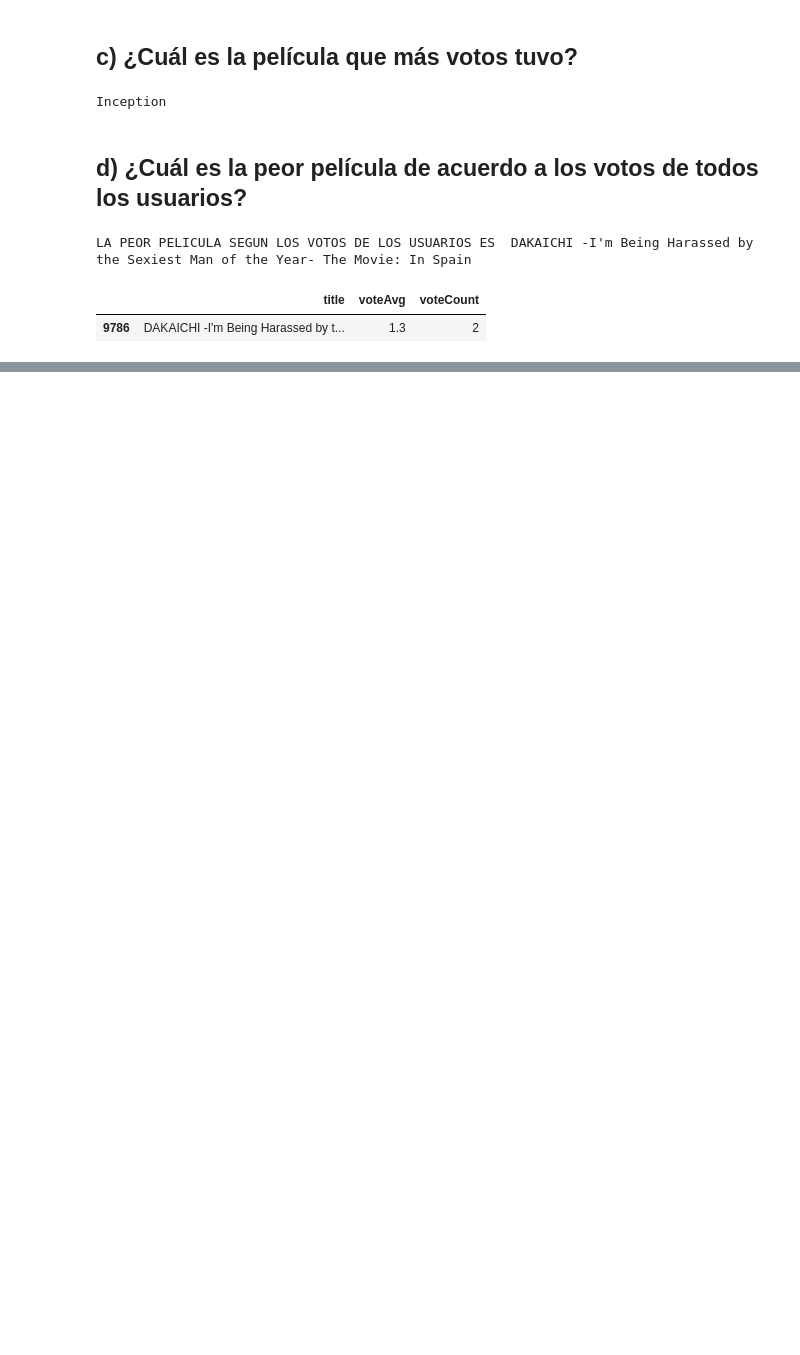
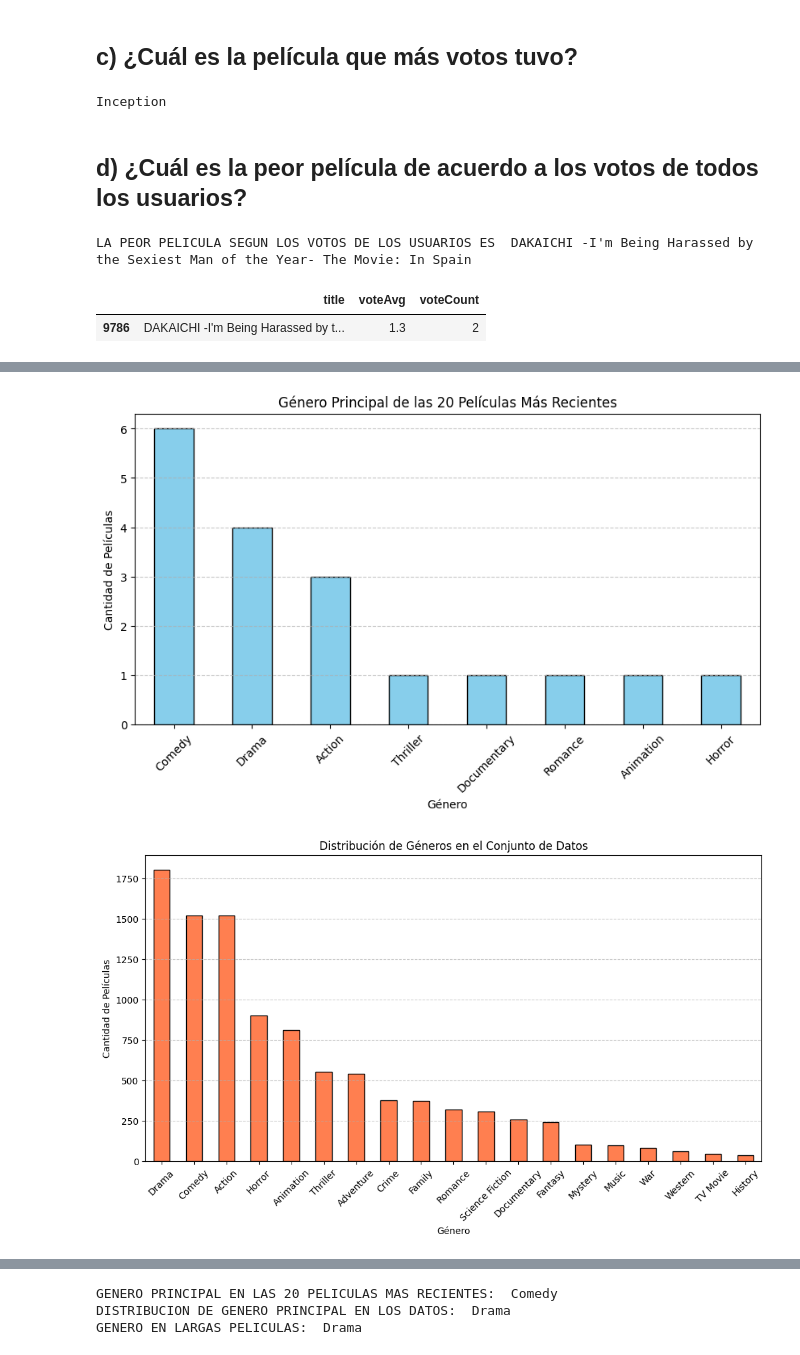
Before and after one commit to josuemj/CineVision-Studios, a Jupyter notebook: analisis_exploratorio.ipynb, the cells around one changed output, grey strips where cells are left out. Saved outputs shown, nothing was run; the diff lists cells and outputs as text; code cells hidden in the pictures; blank space fills up the shorter version.

Commit message:
ej4.f => genero en peliculas

```diff
--- a/analisis_exploratorio.ipynb
+++ b/analisis_exploratorio.ipynb
@@ -237,0 +244,44 @@ LA PEOR PELICULA SEGUN LOS VOTOS DE LOS USUARIOS ES  DAKAICHI -I'm Being Harasse
+# %%
+movies_data['releaseDate'] = pd.to_datetime(movies_data['releaseDate'], errors='coerce')
+movies_data['mainGenre'] = movies_data['genres'].apply(lambda x: x.split('|')[0] if isinstance(x, str) else None)
+
+latest_20_movies = movies_data.sort_values(by='releaseDate', ascending=False).head(20)
+latest_20_genres = latest_20_movies['mainGenre'].value_counts()
+
+overall_genre_counts = movies_data['mainGenre'].value_counts()
+
+longest_movies = movies_data.nlargest(10, 'runtime')[['title', 'runtime', 'mainGenre']]
+longest_movie_genres = longest_movies['mainGenre'].value_counts()
+
+
+plt.figure(figsize=(10,5))
+latest_20_genres.plot(kind='bar', color='skyblue', edgecolor='black')
+plt.title("Género Principal de las 20 Películas Más Recientes")
+plt.xlabel("Género")
+plt.ylabel("Cantidad de Películas")
+plt.xticks(rotation=45)
+plt.grid(axis='y', linestyle='--', alpha=0.7)
+plt.show()
+
+plt.figure(figsize=(12,6))
+overall_genre_counts.plot(kind='bar', color='coral', edgecolor='black')
+plt.title("Distribución de Géneros en el Conjunto de Datos")
+plt.xlabel("Género")
+plt.ylabel("Cantidad de Películas")
+plt.xticks(rotation=45)
+plt.grid(axis='y', linestyle='--', alpha=0.7)
+plt.show()
+
+plt.figure(figsize=(10,5))
+longest_movie_genres.plot(kind='bar', color='green', edgecolor='black')
+plt.title("Género Principal de las Películas Más Largas")
+plt.xlabel("Género")
+plt.ylabel("Cantidad de Películas")
+plt.xticks(rotation=45)
+plt.grid(axis='y', linestyle='--', alpha=0.7)
+plt.show()
+
+print('GENERO PRINCIPAL EN LAS 20 PELICULAS MAS RECIENTES: ', latest_20_genres.idxmax(), '\nDISTRIBUCION DE GENERO PRINCIPAL EN LOS DATOS: ', overall_genre_counts.idxmax(), '\nGENERO EN LARGAS PELICULAS: ', longest_movie_genres.idxmax())
+# %% [output]
+[figure, added]
+[figure, added]
@@ -237,0 +289,3 @@ LA PEOR PELICULA SEGUN LOS VOTOS DE LOS USUARIOS ES  DAKAICHI -I'm Being Harasse
+GENERO PRINCIPAL EN LAS 20 PELICULAS MAS RECIENTES:  Comedy
+DISTRIBUCION DE GENERO PRINCIPAL EN LOS DATOS:  Drama
+GENERO EN LARGAS PELICULAS:  Drama
```
Also changed, not shown: parts of 3 cells of this notebook.
